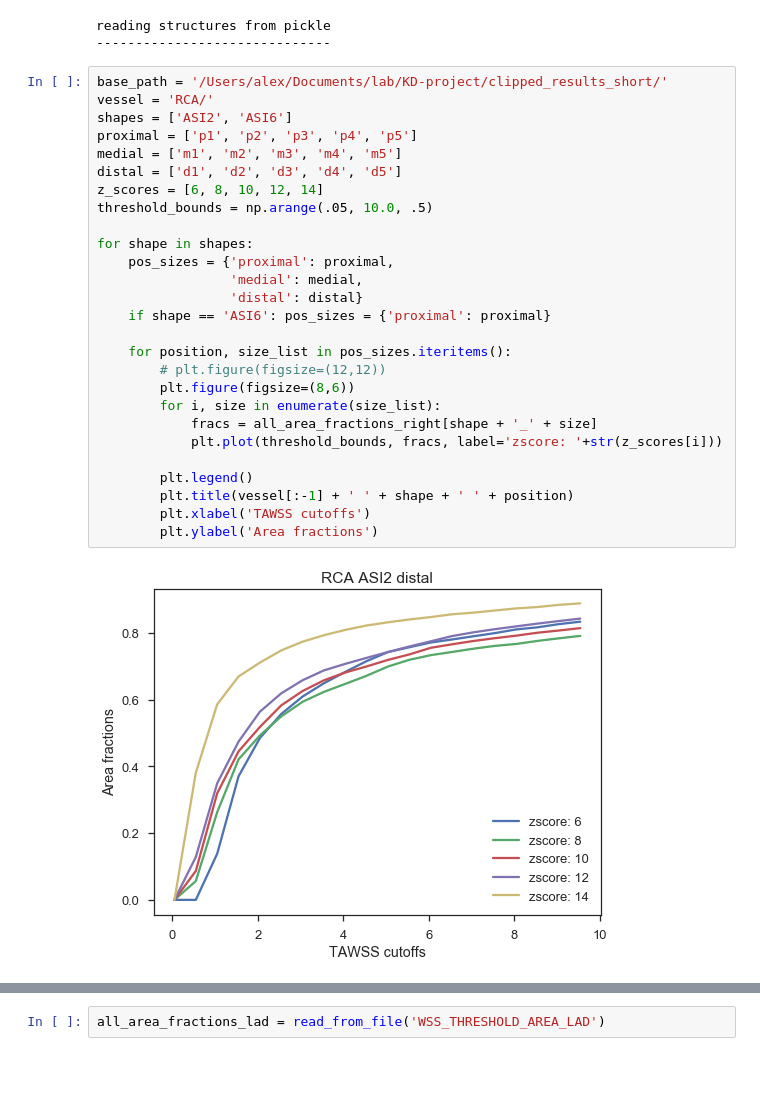
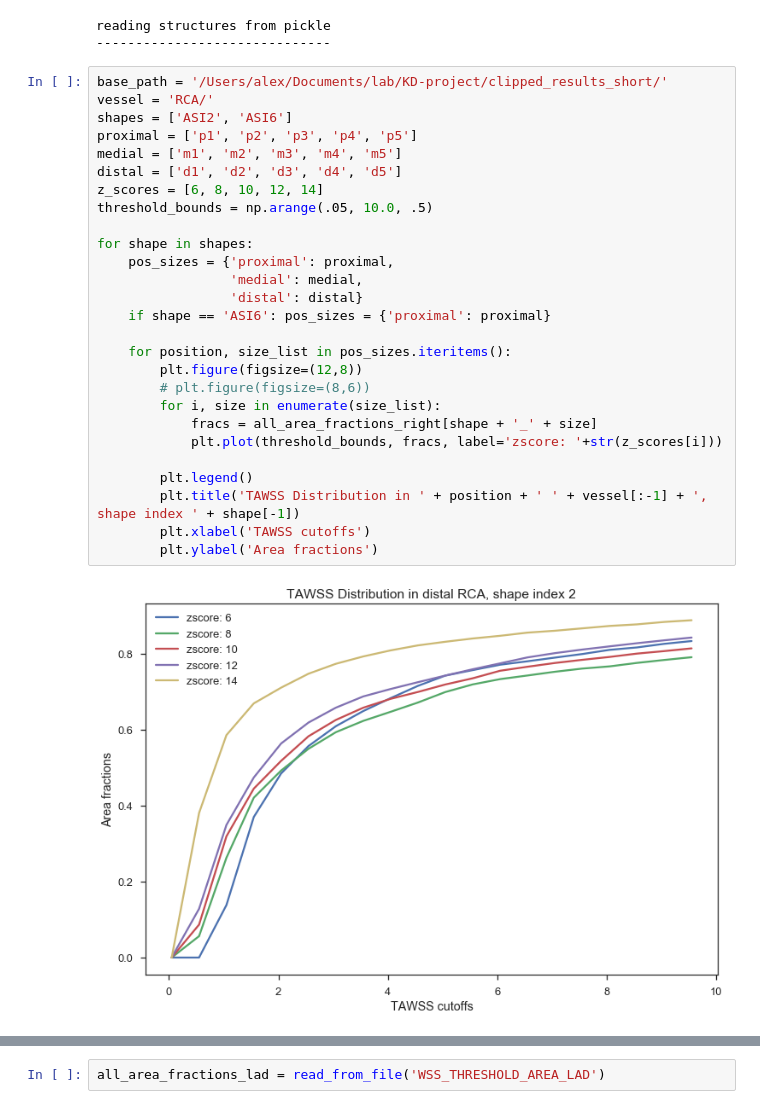
Before and after one commit to StanfordCBCL/KD-project, a Jupyter notebook: PreliminaryAnalysis.ipynb, the cells around one changed output, grey strips where cells are left out. Cells and saved outputs as stored; diff of their text form; blank space fills up the shorter version.

Commit message:
exciting graphs

```diff
--- a/PreliminaryAnalysis.ipynb
+++ b/PreliminaryAnalysis.ipynb
@@ -144,29 +144,29 @@ reading structures from pickle
 # %%
 base_path = '/Users/alex/Documents/lab/KD-project/clipped_results_short/'
 vessel = 'RCA/'
 shapes = ['ASI2', 'ASI6']
 proximal = ['p1', 'p2', 'p3', 'p4', 'p5']
 medial = ['m1', 'm2', 'm3', 'm4', 'm5']
 distal = ['d1', 'd2', 'd3', 'd4', 'd5']
 z_scores = [6, 8, 10, 12, 14]
 threshold_bounds = np.arange(.05, 10.0, .5)
 
 for shape in shapes:
     pos_sizes = {'proximal': proximal,
                  'medial': medial,
                  'distal': distal}
     if shape == 'ASI6': pos_sizes = {'proximal': proximal}
 
     for position, size_list in pos_sizes.iteritems():
-        # plt.figure(figsize=(12,12))
-        plt.figure(figsize=(8,6))
+        plt.figure(figsize=(12,8))
+        # plt.figure(figsize=(8,6))
         for i, size in enumerate(size_list):
             fracs = all_area_fractions_right[shape + '_' + size]
             plt.plot(threshold_bounds, fracs, label='zscore: '+str(z_scores[i]))
 
         plt.legend()
-        plt.title(vessel[:-1] + ' ' + shape + ' ' + position)
+        plt.title('TAWSS Distribution in ' + position + ' ' + vessel[:-1] + ', shape index ' + shape[-1])
         plt.xlabel('TAWSS cutoffs')
         plt.ylabel('Area fractions')
 # %% [output]
-[figure, old version]
+[figure, new version]
```
Also changed, not shown: parts of 6 cells of this notebook.
